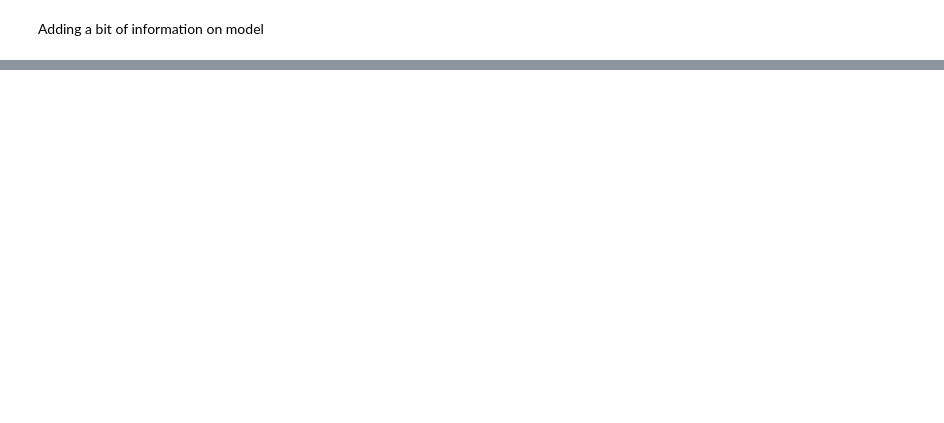
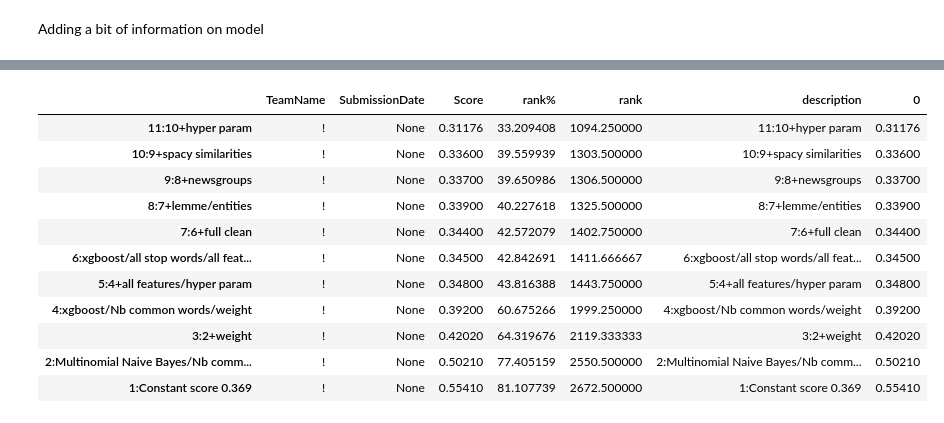
Before and after one commit to acharroux/QuoraPairs, a Jupyter notebook: BruteForce/kaggle_submissions.ipynb, the cells around one changed output, grey strips where cells are left out. Saved outputs shown, nothing was run; the diff lists cells and outputs as text; code cells hidden in the pictures; blank space fills up the shorter version.

```diff
--- a/BruteForce/kaggle_submissions.ipynb
+++ b/BruteForce/kaggle_submissions.ipynb
@@ -225,0 +230,15 @@ plot_save('submissions_less_1_details')
+# %%
+merged_submissions_10
+# %% [output]
+|  | TeamName | SubmissionDate | Score | rank% | rank | description | 0 |
+| 11:10+hyper param | ! | None | 0.31176 | 33.209408 | 1094.250000 | 11:10+hyper param | 0.31176 |
+| 10:9+spacy similarities | ! | None | 0.33600 | 39.559939 | 1303.500000 | 10:9+spacy similarities | 0.33600 |
+| 9:8+newsgroups | ! | None | 0.33700 | 39.650986 | 1306.500000 | 9:8+newsgroups | 0.33700 |
+| 8:7+lemme/entities | ! | None | 0.33900 | 40.227618 | 1325.500000 | 8:7+lemme/entities | 0.33900 |
+| 7:6+full clean | ! | None | 0.34400 | 42.572079 | 1402.750000 | 7:6+full clean | 0.34400 |
+| 6:xgboost/all stop words/all feat... | ! | None | 0.34500 | 42.842691 | 1411.666667 | 6:xgboost/all stop words/all feat... | 0.34500 |
+| 5:4+all features/hyper param | ! | None | 0.34800 | 43.816388 | 1443.750000 | 5:4+all features/hyper param | 0.34800 |
+| 4:xgboost/Nb common words/weight | ! | None | 0.39200 | 60.675266 | 1999.250000 | 4:xgboost/Nb common words/weight | 0.39200 |
+| 3:2+weight | ! | None | 0.42020 | 64.319676 | 2119.333333 | 3:2+weight | 0.42020 |
+| 2:Multinomial Naive Bayes/Nb comm... | ! | None | 0.50210 | 77.405159 | 2550.500000 | 2:Multinomial Naive Bayes/Nb comm... | 0.50210 |
+| 1:Constant score 0.369 | ! | None | 0.55410 | 81.107739 | 2672.500000 | 1:Constant score 0.369 | 0.55410 |
```
Also changed, not shown: parts of 3 cells of this notebook, 18 other files.
